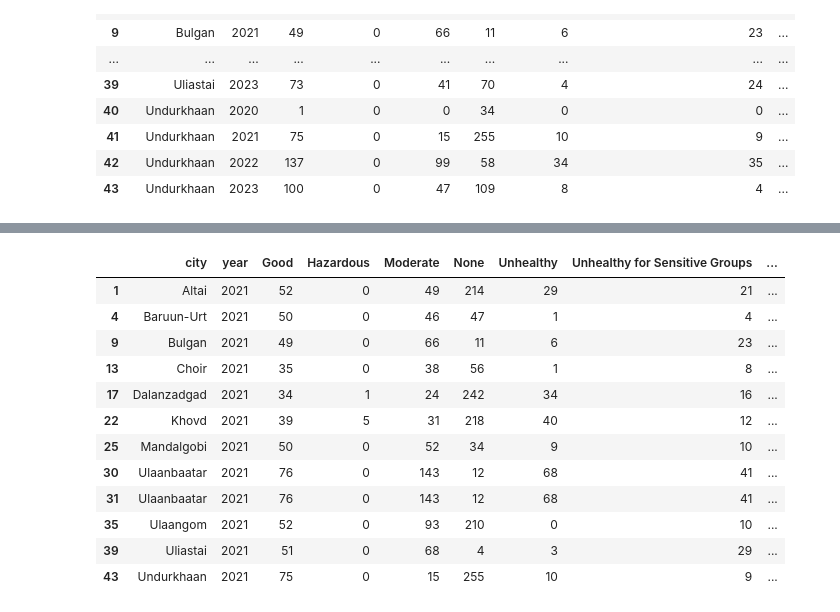
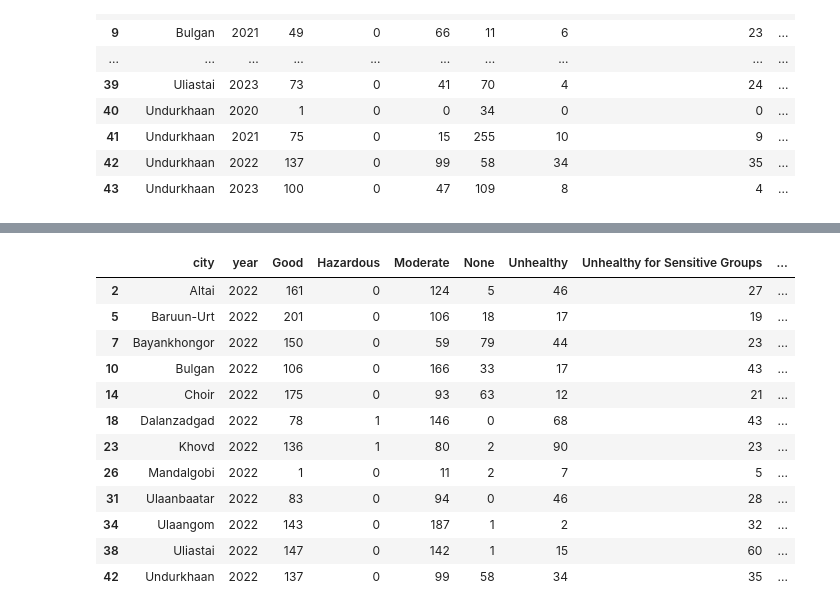
Before and after one commit to Puturbold/SOA-Breathe-Mongolia, a Jupyter notebook: Visual.ipynb, the cells around one changed output, grey strips where cells are left out. Drawn from its saved outputs; the diff is of its cells as text; code cells hidden in the pictures.

```diff
--- a/Visual.ipynb
+++ b/Visual.ipynb
@@ -66,8 +27,0 @@ melted_dem_2020_2022
-# %%
-# Merge the DataFrames based on 'Аймаг' and 'year' columns
-AQI_final = AQI_final.merge(melted_dem_2020_2022, left_on=['aimag_mng', 'year'], right_on=['Аймаг', 'year'], how='left')
-
-# Drop the redundant 'Аймаг' column from the merged DataFrame if needed
-AQI_final.drop(columns=['Аймаг'], inplace=True)
-
-AQI_final
@@ -92,21 +28,21 @@ AQI_final
 # %%
 AQI_final_2020 = AQI_final[AQI_final['year'] == 2020]
 AQI_final_2021 = AQI_final[AQI_final['year'] == 2021]
 AQI_final_2022 = AQI_final[AQI_final['year'] == 2022]
 AQI_final_2023 = AQI_final[AQI_final['year'] == 2023]
 
-AQI_final_2021
+AQI_final_2022
 # %% [output]
 |  | city | year | Good | Hazardous | Moderate | None | Unhealthy | Unhealthy for Sensitive Groups | ... |
-| 1 | Altai | 2021 | 52 | 0 | 49 | 214 | 29 | 21 | ... |
-| 4 | Baruun-Urt | 2021 | 50 | 0 | 46 | 47 | 1 | 4 | ... |
-| 9 | Bulgan | 2021 | 49 | 0 | 66 | 11 | 6 | 23 | ... |
-| 13 | Choir | 2021 | 35 | 0 | 38 | 56 | 1 | 8 | ... |
-| 17 | Dalanzadgad | 2021 | 34 | 1 | 24 | 242 | 34 | 16 | ... |
-| 22 | Khovd | 2021 | 39 | 5 | 31 | 218 | 40 | 12 | ... |
-| 25 | Mandalgobi | 2021 | 50 | 0 | 52 | 34 | 9 | 10 | ... |
-| 30 | Ulaanbaatar | 2021 | 76 | 0 | 143 | 12 | 68 | 41 | ... |
-| 31 | Ulaanbaatar | 2021 | 76 | 0 | 143 | 12 | 68 | 41 | ... |
-| 35 | Ulaangom | 2021 | 52 | 0 | 93 | 210 | 0 | 10 | ... |
-| 39 | Uliastai | 2021 | 51 | 0 | 68 | 4 | 3 | 29 | ... |
-| 43 | Undurkhaan | 2021 | 75 | 0 | 15 | 255 | 10 | 9 | ... |
+| 2 | Altai | 2022 | 161 | 0 | 124 | 5 | 46 | 27 | ... |
+| 5 | Baruun-Urt | 2022 | 201 | 0 | 106 | 18 | 17 | 19 | ... |
+| 7 | Bayankhongor | 2022 | 150 | 0 | 59 | 79 | 44 | 23 | ... |
+| 10 | Bulgan | 2022 | 106 | 0 | 166 | 33 | 17 | 43 | ... |
+| 14 | Choir | 2022 | 175 | 0 | 93 | 63 | 12 | 21 | ... |
+| 18 | Dalanzadgad | 2022 | 78 | 1 | 146 | 0 | 68 | 43 | ... |
+| 23 | Khovd | 2022 | 136 | 1 | 80 | 2 | 90 | 23 | ... |
+| 26 | Mandalgobi | 2022 | 1 | 0 | 11 | 2 | 7 | 5 | ... |
+| 31 | Ulaanbaatar | 2022 | 83 | 0 | 94 | 0 | 46 | 28 | ... |
+| 34 | Ulaangom | 2022 | 143 | 0 | 187 | 1 | 2 | 32 | ... |
+| 38 | Uliastai | 2022 | 147 | 0 | 142 | 1 | 15 | 60 | ... |
+| 42 | Undurkhaan | 2022 | 137 | 0 | 99 | 58 | 34 | 35 | ... |
```
Also changed, not shown: parts of 7 cells of this notebook, 2 other files.
